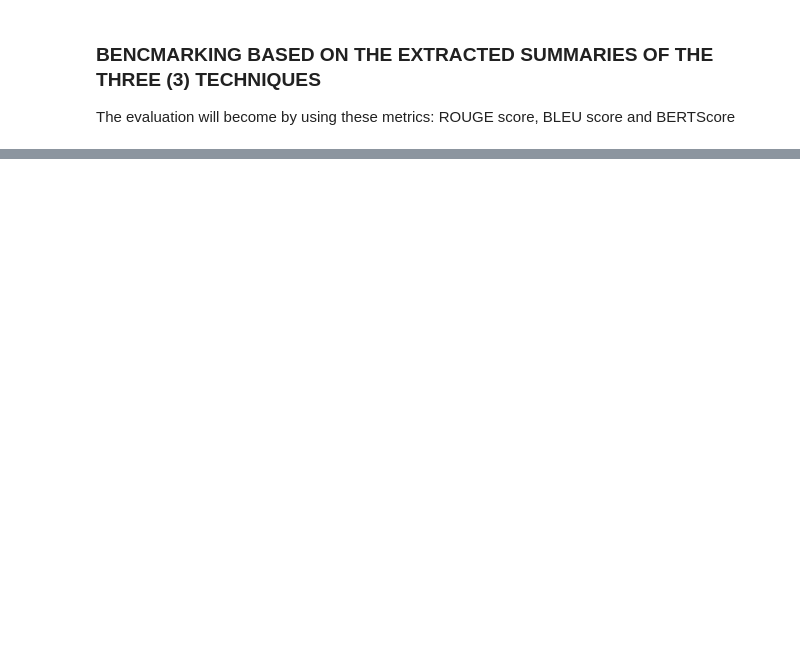
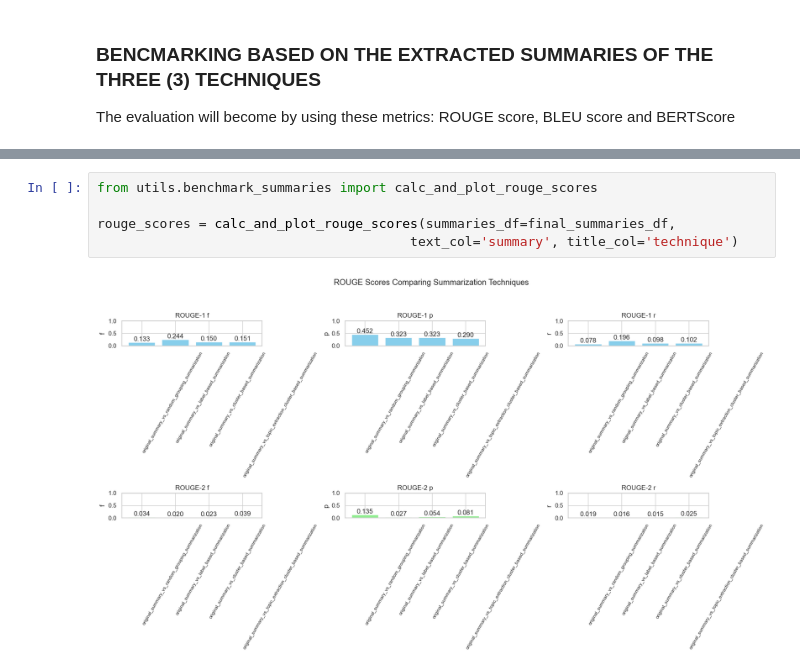
Before and after one commit to Rafimc13/LLM_Research_Topic_Modelling, a Jupyter notebook: summarization_techniques.ipynb, the cells around one changed output, grey strips where cells are left out. Saved outputs shown, nothing was run; the diff lists cells and outputs as text; blank space fills up the shorter version.

```diff
--- a/summarization_techniques.ipynb
+++ b/summarization_techniques.ipynb
@@ -451,0 +443,7 @@ The evaluation will become by using these metrics: ROUGE score, BLEU score and B
+# %%
+from utils.benchmark_summaries import calc_and_plot_rouge_scores
+
+rouge_scores = calc_and_plot_rouge_scores(summaries_df=final_summaries_df,
+                                        text_col='summary', title_col='technique')
+# %% [output]
+[figure, added]
```
Also changed, not shown: parts of 23 cells of this notebook, 15 other files.
